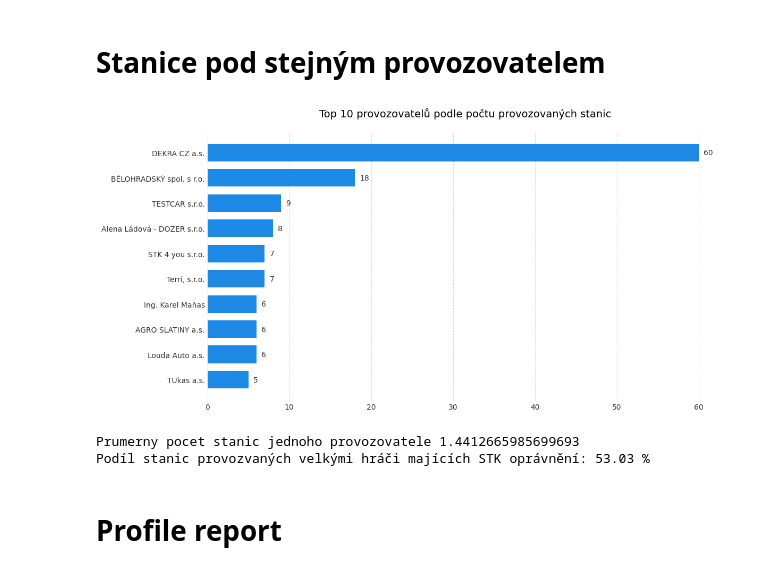
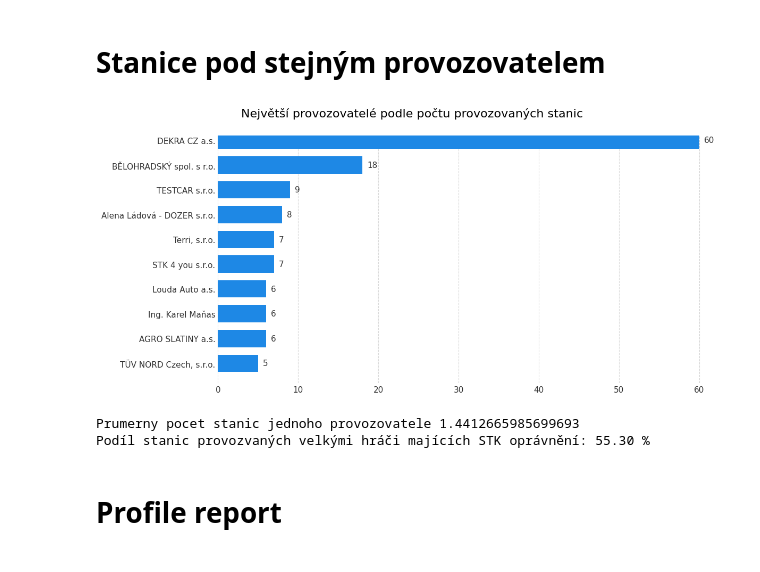
Before and after one commit to opendatalabcz/emissions-data-analysis-cz, a Jupyter notebook: kod/explorace/stations_exploration.ipynb, the cells around one changed output. Saved outputs shown, nothing was run; the diff lists cells and outputs as text; code cells hidden in the pictures.

```diff
--- a/kod/explorace/stations_exploration.ipynb
+++ b/kod/explorace/stations_exploration.ipynb
@@ -121,16 +96,2 @@ plt.show()
 # %% [markdown]
 # Oprávnění
-# %%
-cols = ["Sme_Pritomno","Stk_Pritomno","SmeZkusebni_Pritomno","Adr_Pritomno"]
-
-fig, axes = plt.subplots(1, 4, figsize=(12,3))
-for ax, col in zip(axes, cols):
-    t = df.select((pl.col(col) == 'True').sum()).item()
-    f = df.height - t
-    ax.pie([t, f], labels=["True","False"], autopct="%1.1f%%", startangle=90)
-    ax.set_title(col)
-    ax.set_aspect("equal")
-
-fig.subplots_adjust(wspace=0)  # nulové mezery mezi grafy
-fig.savefig("kod/explorace/stanice_opravneni.svg", format="svg", bbox_inches='tight')  # minimalizuje okraje
-plt.show()
@@ -234,61 +138,24 @@ plt.savefig("kod/explorace/pocty_stanic_mapa.svg", format="svg", bbox_inches='ti
 # %%
 # Definice top n
 n = 10
 
 # Příprava dat z Polars DataFrame (df)
-top_provozovatele = (
-    df.group_by('Provozovatel_Nazev')
-    .len()
-    .sort(by='len', descending=True)
-    .head(n)
-    .reverse()
-)
+top_provozovatele = df.group_by('Provozovatel_Nazev').len().sort('len', 'Provozovatel_Nazev', descending=True).head(n).reverse()
 
 labels = top_provozovatele['Provozovatel_Nazev'].to_list()
 counts = top_provozovatele['len'].to_list()
+title = f'Největší provozovatelé podle počtu provozovaných stanic'
+path = 'kod/explorace/stanice_top_provozovatele.svg'
 
-# Inicializace grafu se světlým pozadím
-fig, ax = plt.subplots(figsize=(12, 6), facecolor='white')
-ax.set_facecolor('white')
-
-# Horizontální sloupce
-bars = ax.barh(labels, counts, color='#1e88e5', height=0.7)
-
-# Absolutní počty u sloupců
-for bar in bars:
-    width = bar.get_width()
-    ax.text(
-        width + (max(counts) * 0.01),
-        bar.get_y() + bar.get_height()/2,
-        f'{int(width)}',
-        va='center',
-        fontsize=10,
-        color='#333333'
-    )
-
-# Formátování a vzhled
-ax.set_title(f'Top {n} provozovatelů podle počtu provozovaných stanic', fontsize=14, pad=20, color='black')
-ax.tick_params(axis='both', which='both', length=0, labelsize=10, labelcolor='#333333')
-
-# Odstranění linií grafu
-ax.spines[['top', 'right', 'left', 'bottom']].set_visible(False)
-
-# Mřížka pro x-ovou osu
-ax.xaxis.grid(True, linestyle='--', alpha=0.3, color='gray')
-ax.set_axisbelow(True)
-
-# Export
-plt.tight_layout()
-plt.savefig("kod/explorace/top_provozovatele.svg", format="svg", bbox_inches='tight', facecolor='white')
-plt.show()
+horizontal_bar(labels, counts, title, path)
 # %% [output]
-[figure, old version]
+[figure, new version]
 # %%
 print(f'Prumerny pocet stanic jednoho provozovatele {df.group_by('Provozovatel_Nazev').len().select(pl.col('len').mean()).item()}')
 print(f'Podíl stanic provozvaných velkými hráči majících STK oprávnění: {df.filter(pl.col('Provozovatel_Nazev').is_in(list(top_provozovatele['Provozovatel_Nazev']))).select((pl.col('Stk_Pritomno') == 'True').mean()).item()*100:.2f} %')
 # %% [output]
 Prumerny pocet stanic jednoho provozovatele 1.4412665985699693
-Podíl stanic provozvaných velkými hráči majících STK oprávnění: 53.03 %
+Podíl stanic provozvaných velkými hráči majících STK oprávnění: 55.30 %
 # %% [markdown]
 # Profile report
 # %%
```
Also changed, not shown: parts of 8 cells of this notebook, 6 other files.
